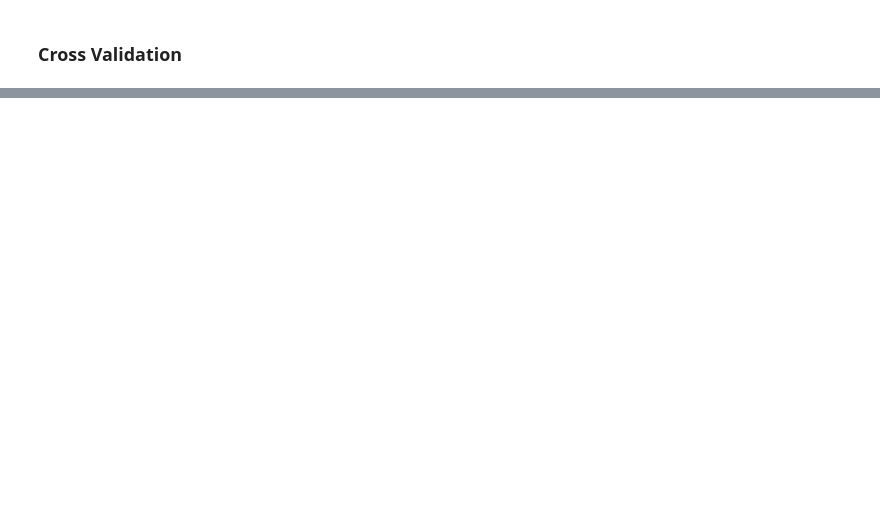
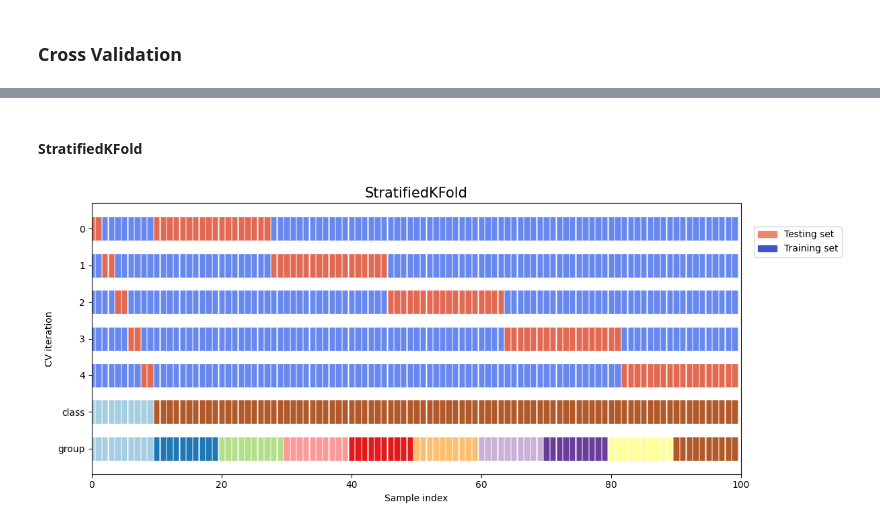
Before and after one commit to JuanFeA98/Machine_Learning, a Jupyter notebook: 00.Fundamentos/Cross_Validation.ipynb, the cells around one changed output, grey strips where cells are left out. Drawn from its saved outputs; the diff is of its cells as text; code cells hidden in the pictures; blank space fills up the shorter version.

```diff
--- a/00.Fundamentos/Cross_Validation.ipynb
+++ b/00.Fundamentos/Cross_Validation.ipynb
@@ -297,0 +224,7 @@ NameError: name 'np' is not defined
+# %% [markdown]
+#### **StratifiedKFold**
+# %%
+X_, y_, groups_ = utils.get_fake_X_y()
+utils.plot_cv(StratifiedKFold, X_, y_, groups_)
+# %% [output]
+[figure, added]
```
Also changed, not shown: parts of 35 cells of this notebook.
